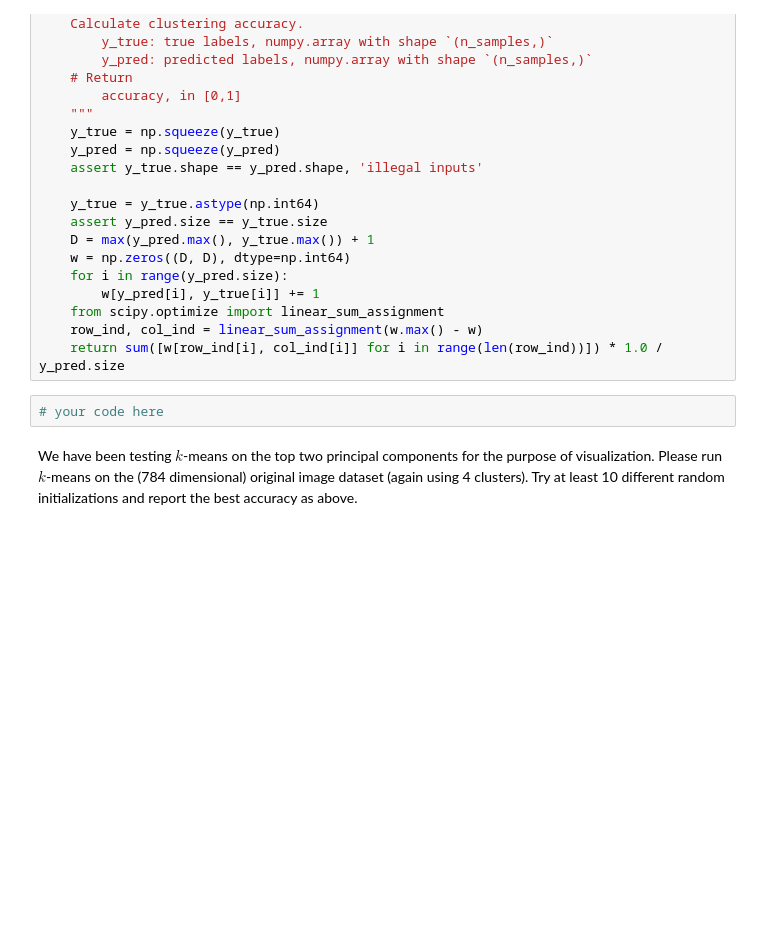
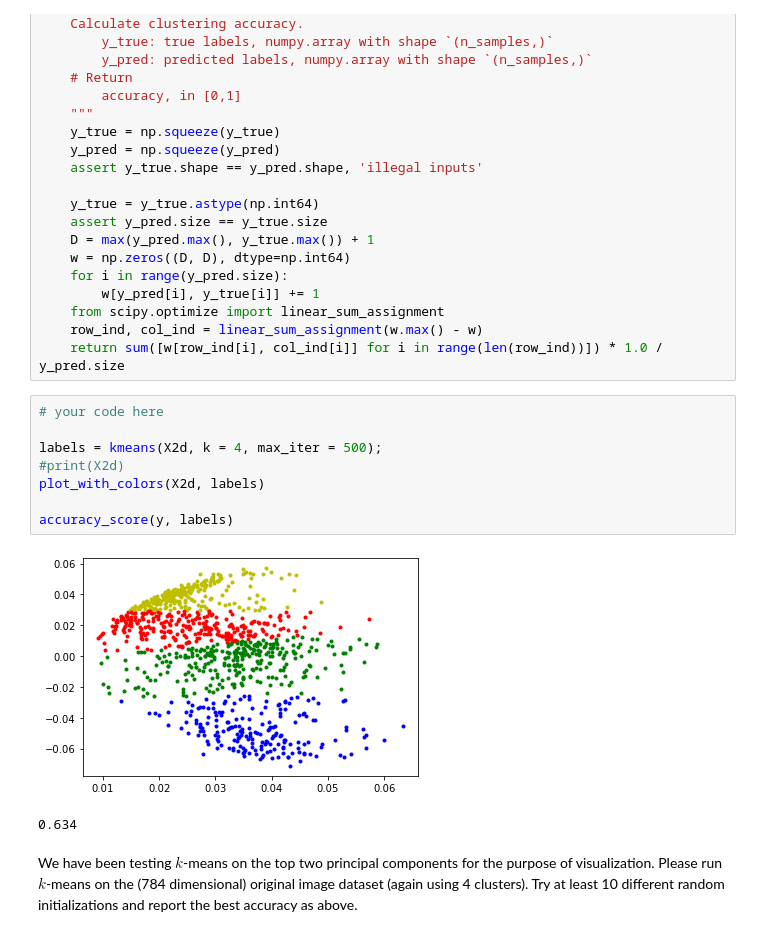
Before and after one commit to harang90/homework0, a Jupyter notebook: hw5/hw5.ipynb, the cells around one changed output. Cells and saved outputs as stored; diff of their text form; blank space fills up the shorter version.

Commit message:
[feat](hw5) trying to get the best accuracy out of 10 initalizations - Labels are predicted using k-means algorithm

```diff
--- a/hw5/hw5.ipynb
+++ b/hw5/hw5.ipynb
@@ -145,8 +143,17 @@ def accuracy_score(y_true, y_pred):
     from scipy.optimize import linear_sum_assignment
     row_ind, col_ind = linear_sum_assignment(w.max() - w)
     return sum([w[row_ind[i], col_ind[i]] for i in range(len(row_ind))]) * 1.0 / y_pred.size
-# %%
-# your code here
+# %%
+# your code here
+
+labels = kmeans(X2d, k = 4, max_iter = 500);
+#print(X2d)
+plot_with_colors(X2d, labels)
+
+accuracy_score(y, labels)
+# %% [output]
+[figure, added]
+0.634
 # %% [markdown]
 We have been testing $\textit{k}$-means on the top two principal components for the purpose of visualization.
 Please run $\textit{k}$-means on the  (784 dimensional) original image dataset (again using 4 clusters).
```
Also changed, not shown: parts of 1 cell of this notebook.
